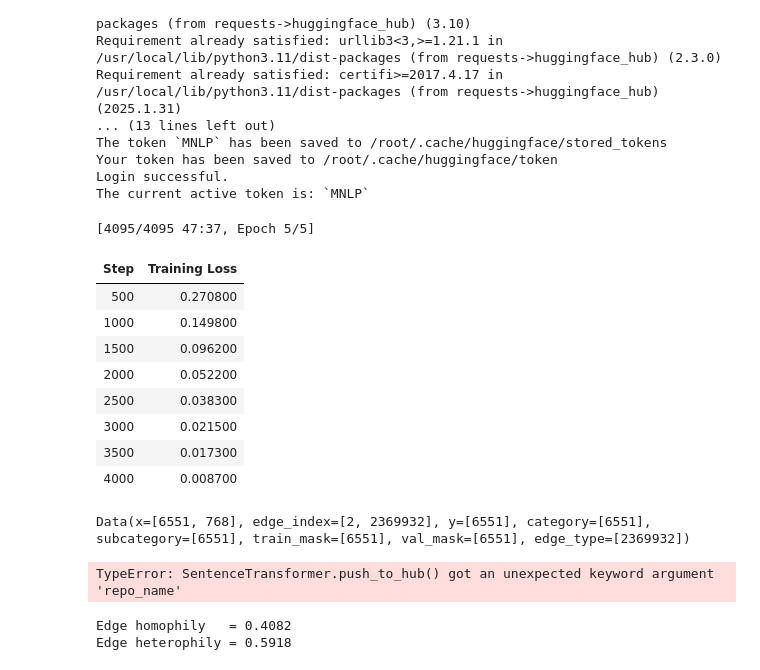
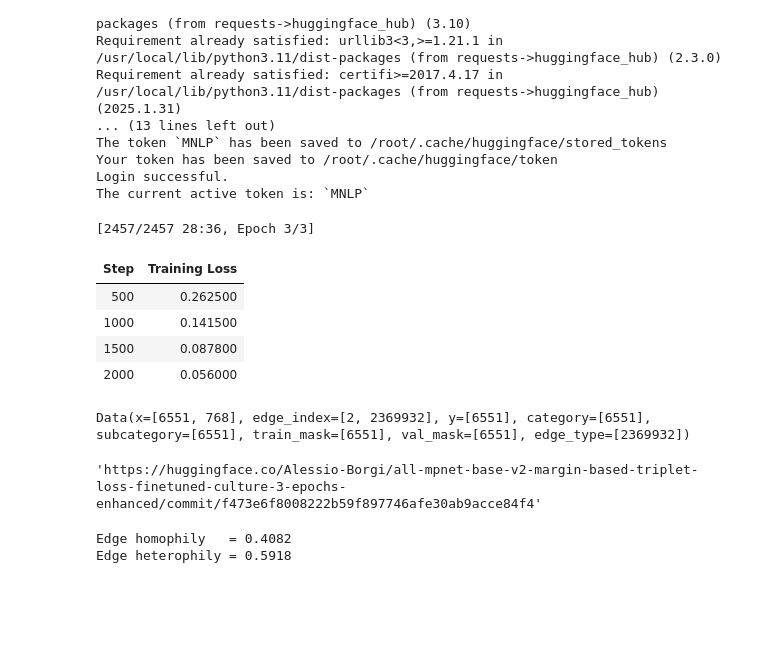
Before and after one commit to alessioborgi/MNLP, a Jupyter notebook: Wiki-Graph_enhanced.ipynb, the cells around one changed output. Saved outputs shown, nothing was run; the diff lists cells and outputs as text; code cells hidden in the pictures; blank space fills up the shorter version.

Commit message:
Partial results of enhanced, MPNet+trpltloss, 3 epochs fine tuning

```diff
--- a/Wiki-Graph_enhanced.ipynb
+++ b/Wiki-Graph_enhanced.ipynb
@@ -1586,49 +1586,45 @@ contrastive_loss   = losses.TripletLoss(model=model, triplet_margin=0.5)
 # Fine‑tune MPNet for XX epochs.
 model.fit(
     train_objectives=[(contrastive_loader, contrastive_loss)],
-    epochs=5,
+    epochs=3,
     warmup_steps=100,
     use_amp=True
 )
 
 # 4) Compute contextual embeddings with the fine‑tuned model.
 embeddings = model.encode(texts, convert_to_numpy=True, show_progress_bar=True)  # [n,768]
 
 # 5) Stash features on nodes.
 for i in range(n):
     G.nodes[i]['x']          = embeddings[i]
     G.nodes[i]['y']          = int(Y[i])
     G.nodes[i]['train_mask'] = G.nodes[i]['train_mask']
     G.nodes[i]['val_mask']   = G.nodes[i]['val_mask']
 
 # 6) Convert to torch_geometric.Data.
 contrastive_learning_data = from_networkx(G)
 contrastive_learning_data.x           = contrastive_learning_data.x.float()          # [n,768]
 contrastive_learning_data.y           = contrastive_learning_data.y.long()           # [n]
 contrastive_learning_data.train_mask  = contrastive_learning_data.train_mask.bool()  # [n]
 contrastive_learning_data.val_mask    = contrastive_learning_data.val_mask.bool()    # [n]
 
 print(contrastive_learning_data)
 
 # 7) Push to Hugging Face Hub the model.
 model.push_to_hub(
-    repo_id="all-mpnet-base-v2-margin-based-triplet-loss-finetuned-culture-5-epochs-enhanced",
+    repo_id="all-mpnet-base-v2-margin-based-triplet-loss-finetuned-culture-3-epochs-enhanced",
     token="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",
-    commit_message="Continue training for 5 more epochs"
+    commit_message="Added 3-epochs fine-tuning over the enhanced cultural dataset."
 )
 # %% [output]
-[4095/4095 47:37, Epoch 5/5]
+[2457/2457 28:36, Epoch 3/3]
 | Step | Training Loss |
-| 500 | 0.270800 |
-| 1000 | 0.149800 |
-| 1500 | 0.096200 |
-| 2000 | 0.052200 |
-| 2500 | 0.038300 |
-| 3000 | 0.021500 |
-| 3500 | 0.017300 |
-| 4000 | 0.008700 |
+| 500 | 0.262500 |
+| 1000 | 0.141500 |
+| 1500 | 0.087800 |
+| 2000 | 0.056000 |
 Data(x=[6551, 768], edge_index=[2, 2369932], y=[6551], category=[6551], subcategory=[6551], train_mask=[6551], val_mask=[6551], edge_type=[2369932])
-TypeError: SentenceTransformer.push_to_hub() got an unexpected keyword argument 'repo_name'
+'https://huggingface.co/Alessio-Borgi/all-mpnet-base-v2-margin-based-triplet-loss-finetuned-culture-3-epochs-enhanced/commit/f473e6f8008222b59f897746afe30ab9acce84f4'
 # %%
 # Compute heterophily for the TD-IDF Graph.
 homophily = compute_edge_homophily(contrastive_learning_data.edge_index, contrastive_learning_data.y)
```
Also changed, not shown: parts of 7 cells of this notebook.
